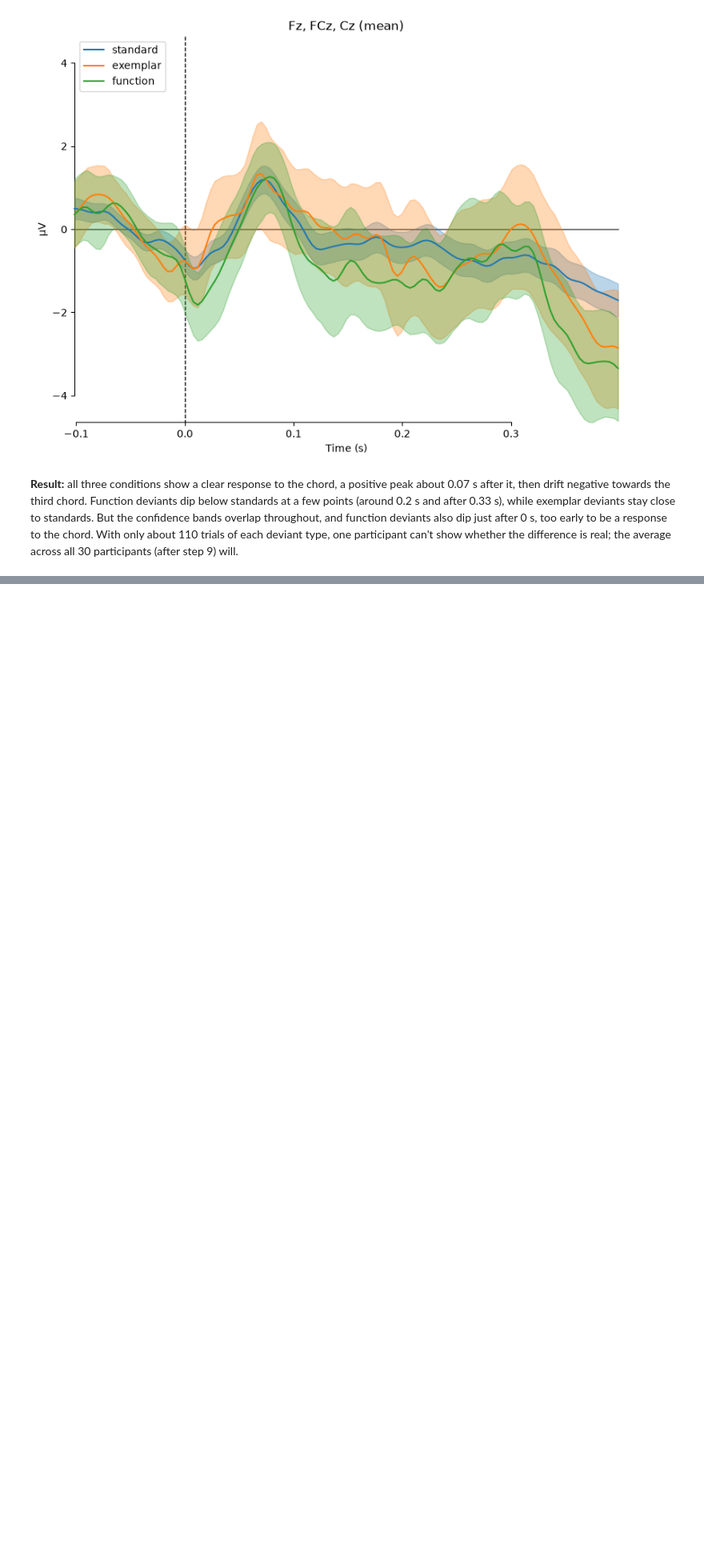
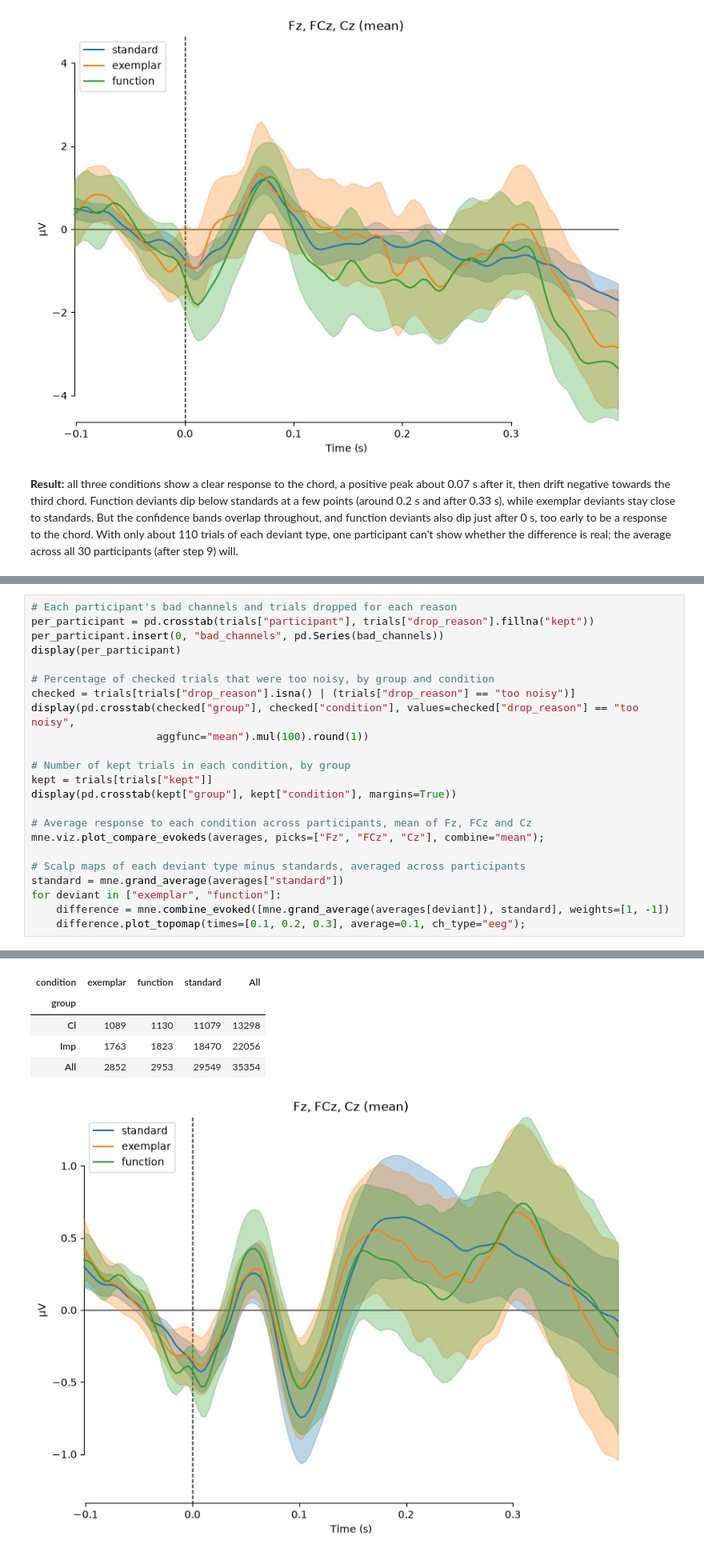
Before and after one commit to davisbone/Harmonic-EEG, a Jupyter notebook: MS2wranglingData.ipynb, the cells around one changed output, grey strips where cells are left out. Shown at 80% size. Cells and saved outputs as stored; diff of their text form; blank space fills up the shorter version.

Commit message:
Added ninth step to clean all 30 participants.

```diff
--- a/MS2wranglingData.ipynb
+++ b/MS2wranglingData.ipynb
@@ -1426,0 +1497,24 @@ mne.viz.plot_compare_evokeds(by_condition, picks=["Fz", "FCz", "Cz"], combine="m
+# %%
+# Each participant's bad channels and trials dropped for each reason
+per_participant = pd.crosstab(trials["participant"], trials["drop_reason"].fillna("kept"))
+per_participant.insert(0, "bad_channels", pd.Series(bad_channels))
+display(per_participant)
+
+# Percentage of checked trials that were too noisy, by group and condition
+checked = trials[trials["drop_reason"].isna() | (trials["drop_reason"] == "too noisy")]
+display(pd.crosstab(checked["group"], checked["condition"], values=checked["drop_reason"] == "too noisy",
+                    aggfunc="mean").mul(100).round(1))
+
+# Number of kept trials in each condition, by group
+kept = trials[trials["kept"]]
+display(pd.crosstab(kept["group"], kept["condition"], margins=True))
+
+# Average response to each condition across participants, mean of Fz, FCz and Cz
+mne.viz.plot_compare_evokeds(averages, picks=["Fz", "FCz", "Cz"], combine="mean");
+
+# Scalp maps of each deviant type minus standards, averaged across participants
+standard = mne.grand_average(averages["standard"])
+for deviant in ["exemplar", "function"]:
+    difference = mne.combine_evoked([mne.grand_average(averages[deviant]), standard], weights=[1, -1])
+    difference.plot_topomap(times=[0.1, 0.2, 0.3], average=0.1, ch_type="eeg");
+# %% [output]
@@ -1426,0 +1543,6 @@ mne.viz.plot_compare_evokeds(by_condition, picks=["Fz", "FCz", "Cz"], combine="m
+| condition | exemplar | function | standard | All |
+| group |  |  |  |  |
+| Cl | 1089 | 1130 | 11079 | 13298 |
+| Imp | 1763 | 1823 | 18470 | 22056 |
+| All | 2852 | 2953 | 29549 | 35354 |
+[figure, added]
```
Also changed, not shown: parts of 7 cells of this notebook.
